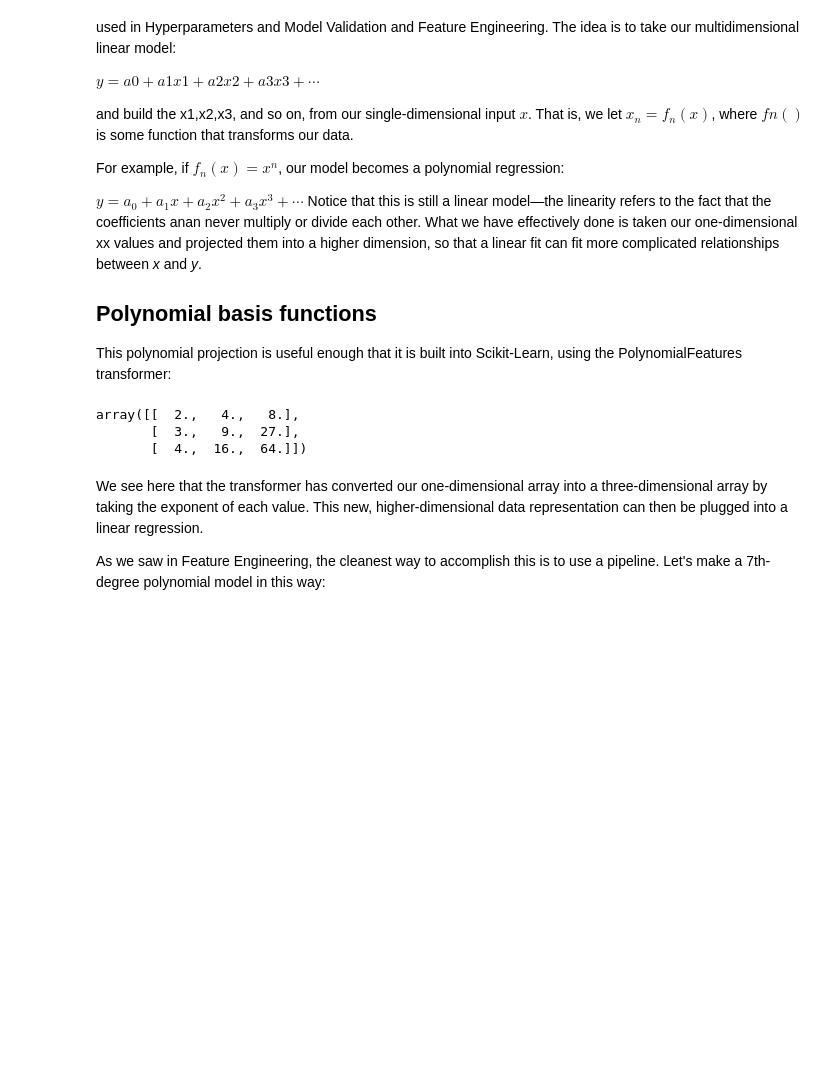
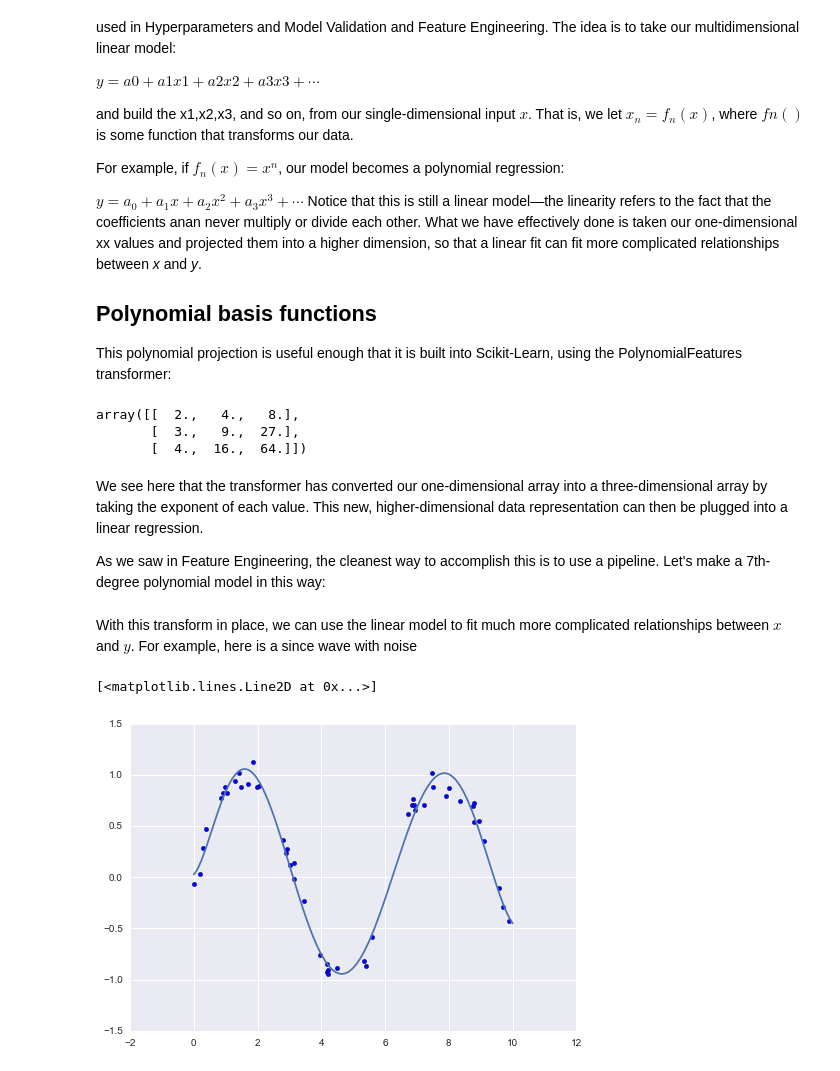
Before and after one commit to jorellano/Machine_learning-pt1, a Jupyter notebook: In depth Linear Regression.ipynb, the cells around one changed output. Saved outputs shown, nothing was run; the diff lists cells and outputs as text; code cells hidden in the pictures; blank space fills up the shorter version.

```diff
--- a/In depth Linear Regression.ipynb
+++ b/In depth Linear Regression.ipynb
@@ -104,3 +104,23 @@ array([[  2.,   4.,   8.],
 We see here that the transformer has converted our one-dimensional array into a three-dimensional array by taking the exponent of each value. This new, higher-dimensional data representation can then be plugged into a linear regression.
 
 As we saw in Feature Engineering, the cleanest way to accomplish this is to use a pipeline. Let's make a 7th-degree polynomial model in this way:
+# %%
+from sklearn.pipeline import make_pipeline
+poly_model = make_pipeline(PolynomialFeatures(7),
+                           LinearRegression())
+# %% [markdown]
+With this transform in place, we can use the linear model to fit much more complicated relationships between $x$ and $y$. For example, here is a since wave with noise
+# %%
+rng = np.random.RandomState(1)
+x = 10 * rng.rand(50)
+y = np.sin(x) + 0.1 * rng.randn(50)
+
+
+poly_model.fit(x[:, np.newaxis], y)
+yfit = poly_model.predict(xfit[:, np.newaxis])
+
+plt.scatter(x, y)
+plt.plot(xfit, yfit)
+# %% [output]
+[<matplotlib.lines.Line2D at 0x...>]
+[figure, added]
```
Also changed, not shown: parts of 1 cell of this notebook, 1 other file.
